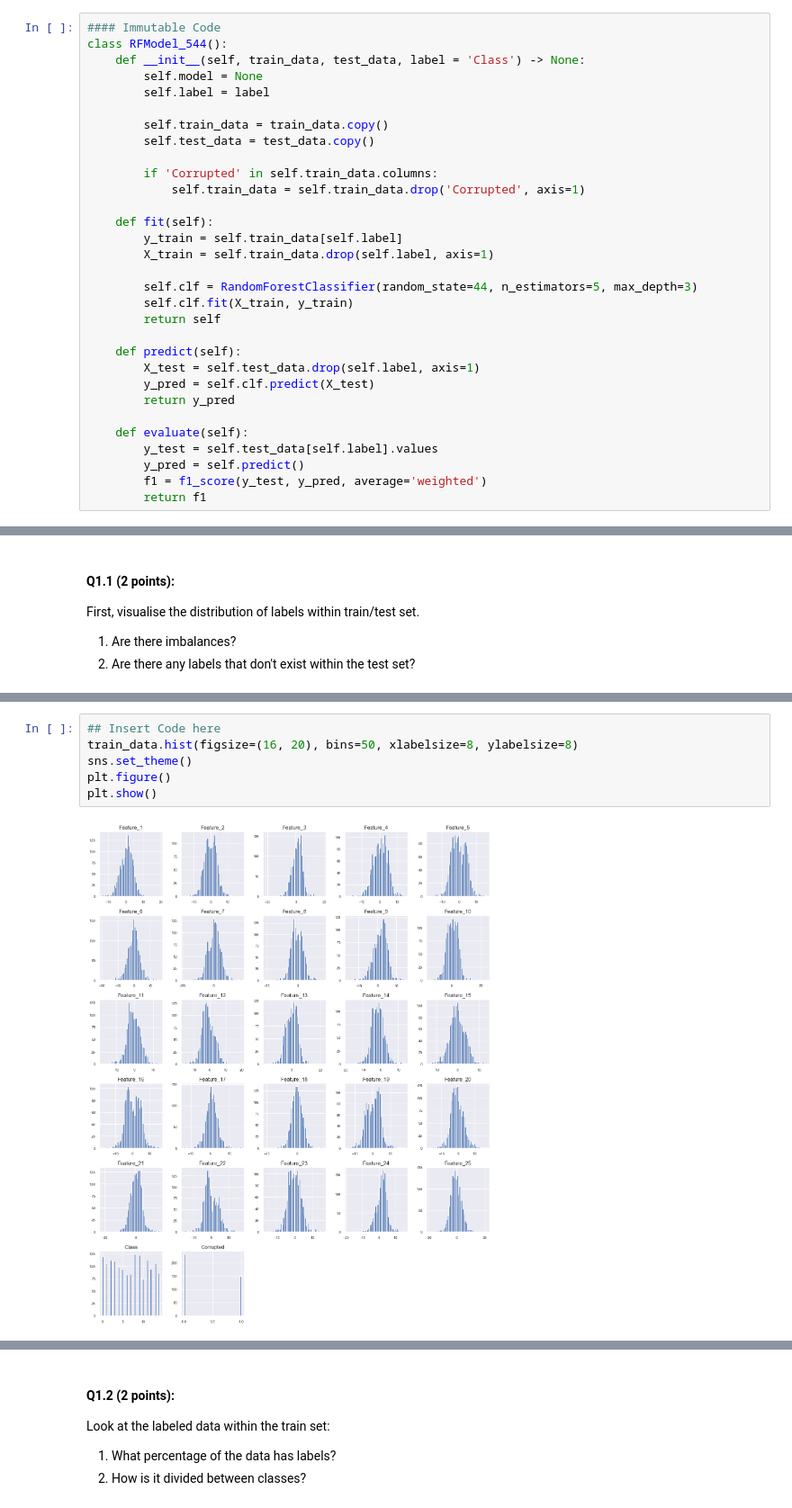
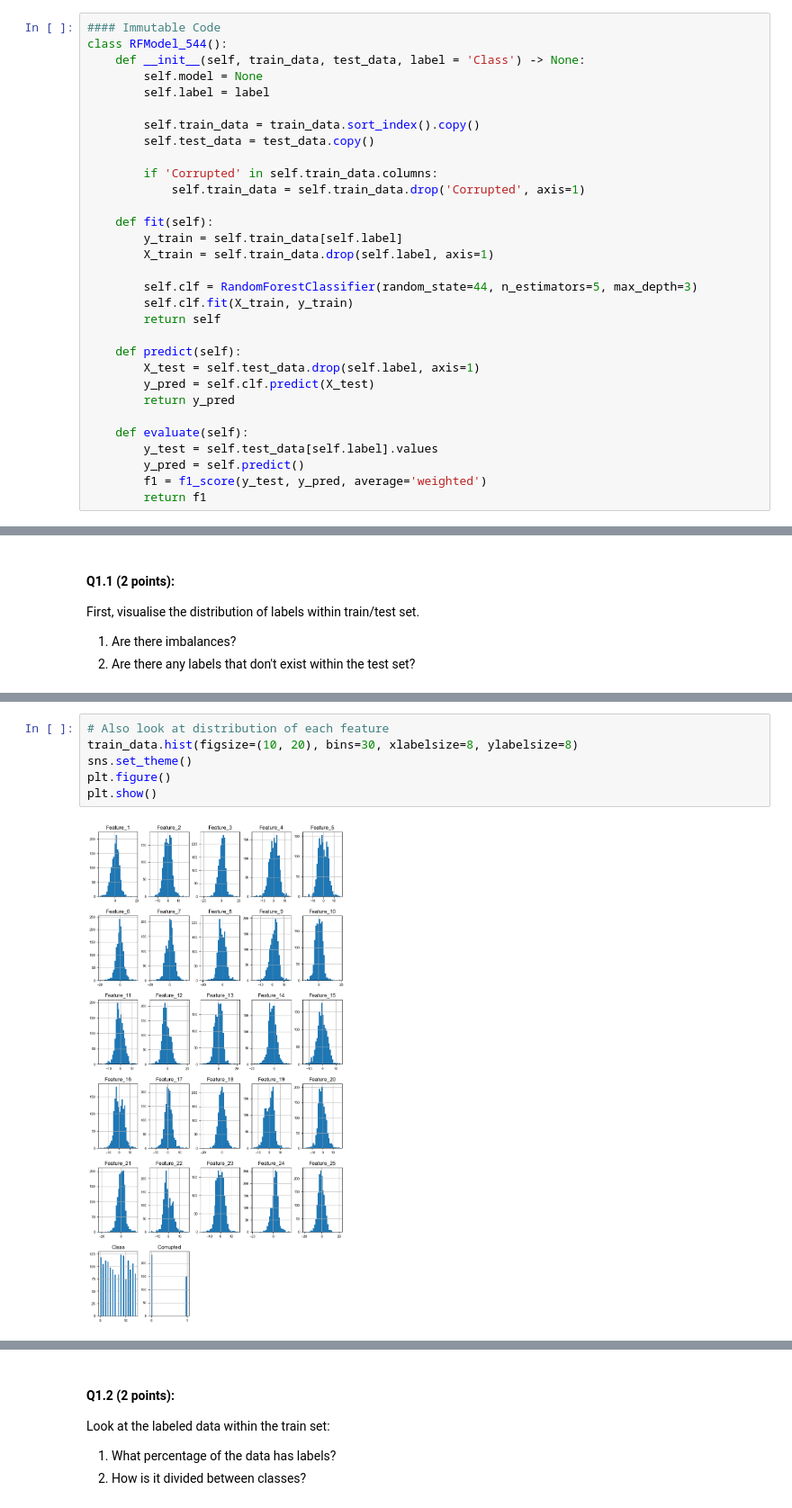
Before and after one commit to anidima/ydata_ml_ul, a Jupyter notebook: UL_HW4_Anomaly_detection.ipynb, the cells around one changed output, grey strips where cells are left out. Shown: that part at 90% size. Saved outputs shown, nothing was run; the diff lists cells and outputs as text.

```diff
--- a/UL_HW4_Anomaly_detection.ipynb
+++ b/UL_HW4_Anomaly_detection.ipynb
@@ -59,7 +59,7 @@ class RFModel_544():
         self.model = None
         self.label = label
 
-        self.train_data = train_data.copy()
+        self.train_data = train_data.sort_index().copy()
         self.test_data = test_data.copy()
 
         if 'Corrupted' in self.train_data.columns:
@@ -123,9 +141,9 @@ First, visualise the distribution of labels within train/test set.
 # %%
-## Insert Code here
-train_data.hist(figsize=(16, 20), bins=50, xlabelsize=8, ylabelsize=8)
+# Also look at distribution of each feature
+train_data.hist(figsize=(10, 20), bins=30, xlabelsize=8, ylabelsize=8)
 sns.set_theme()
 plt.figure()
 plt.show()
 # %% [output]
-[figure, old version]
+[figure, new version]
 <Figure size 640x480 with 0 Axes>
```
Also changed, not shown: parts of 59 cells of this notebook.
